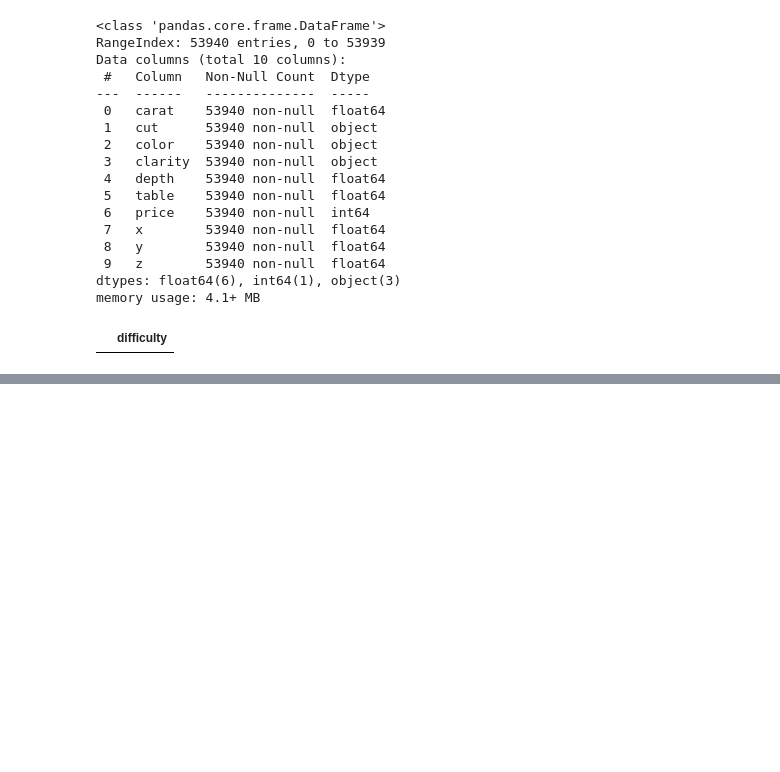
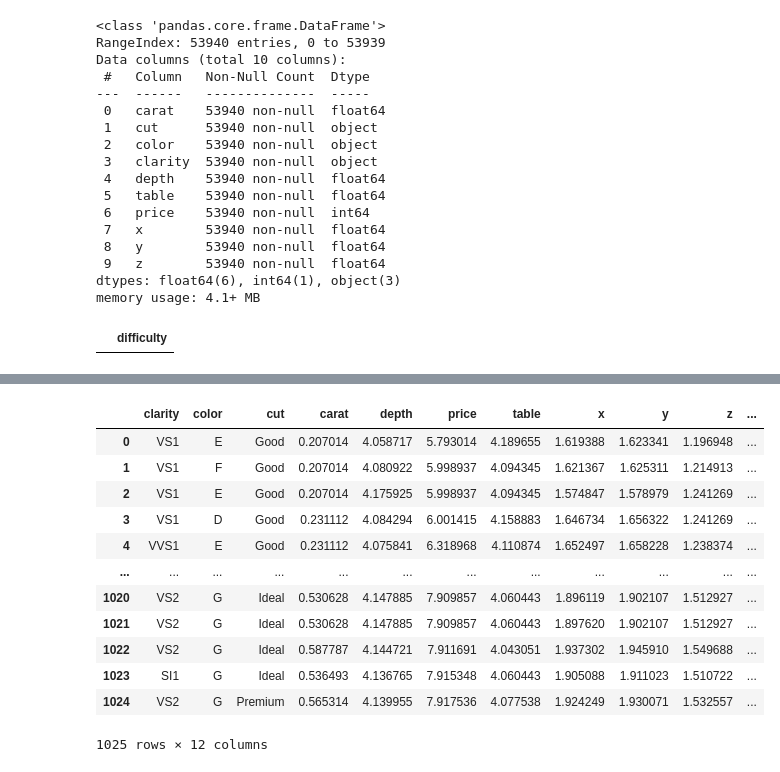
Before and after one commit to danorel/curning, a Jupyter notebook: cl.diamonds.ipynb, the cells around one changed output, grey strips where cells are left out. Drawn from its saved outputs; the diff is of its cells as text; code cells hidden in the pictures; blank space fills up the shorter version.

```diff
--- a/cl.diamonds.ipynb
+++ b/cl.diamonds.ipynb
@@ -103,0 +212,3 @@ print(numerical_df.loc[numerical_df["difficulty"] != "conflict"].shape)
+# %%
+holdout_data = data.copy().drop('difficulty', axis=1)
+predictions = predict_model(best, data=holdout_data)
@@ -103,0 +217,16 @@ print(numerical_df.loc[numerical_df["difficulty"] != "conflict"].shape)
+# %%
+predictions
+# %% [output]
+|  | clarity | color | cut | carat | depth | price | table | x | y | z | ... |
+| 0 | VS1 | E | Good | 0.207014 | 4.058717 | 5.793014 | 4.189655 | 1.619388 | 1.623341 | 1.196948 | ... |
+| 1 | VS1 | F | Good | 0.207014 | 4.080922 | 5.998937 | 4.094345 | 1.621367 | 1.625311 | 1.214913 | ... |
+| 2 | VS1 | E | Good | 0.207014 | 4.175925 | 5.998937 | 4.094345 | 1.574847 | 1.578979 | 1.241269 | ... |
+| 3 | VS1 | D | Good | 0.231112 | 4.084294 | 6.001415 | 4.158883 | 1.646734 | 1.656322 | 1.241269 | ... |
+| 4 | VVS1 | E | Good | 0.231112 | 4.075841 | 6.318968 | 4.110874 | 1.652497 | 1.658228 | 1.238374 | ... |
+| ... | ... | ... | ... | ... | ... | ... | ... | ... | ... | ... | ... |
+| 1020 | VS2 | G | Ideal | 0.530628 | 4.147885 | 7.909857 | 4.060443 | 1.896119 | 1.902107 | 1.512927 | ... |
+| 1021 | VS2 | G | Ideal | 0.530628 | 4.147885 | 7.909857 | 4.060443 | 1.897620 | 1.902107 | 1.512927 | ... |
+| 1022 | VS2 | G | Ideal | 0.587787 | 4.144721 | 7.911691 | 4.043051 | 1.937302 | 1.945910 | 1.549688 | ... |
+| 1023 | SI1 | G | Ideal | 0.536493 | 4.136765 | 7.915348 | 4.060443 | 1.905088 | 1.911023 | 1.510722 | ... |
+| 1024 | VS2 | G | Premium | 0.565314 | 4.139955 | 7.917536 | 4.077538 | 1.924249 | 1.930071 | 1.532557 | ... |
+1025 rows × 12 columns
```
Also changed, not shown: parts of 17 cells of this notebook, 2 other files.
